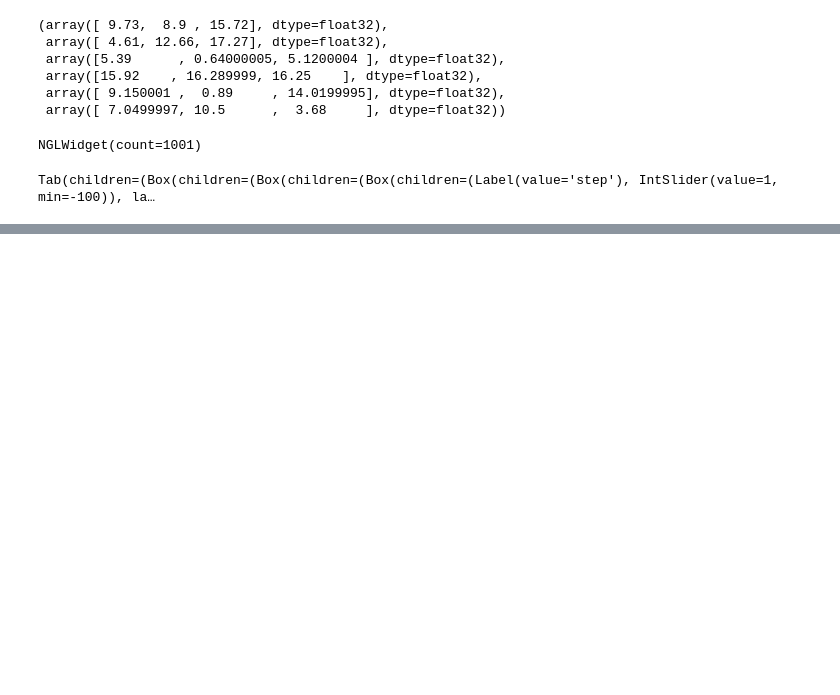
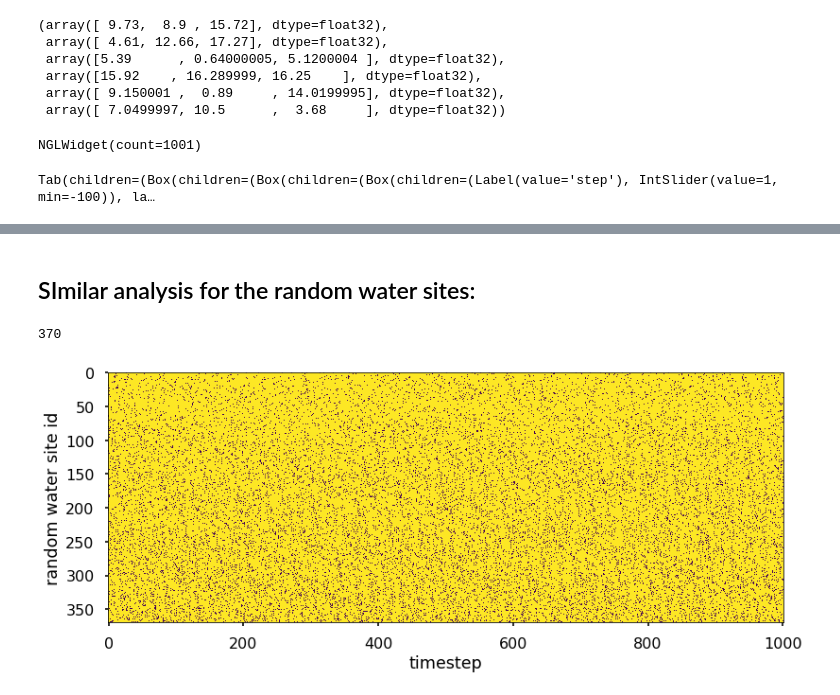
Before and after one commit to klyshko/EFX-project, a Jupyter notebook: crystal_water.ipynb, the cells around one changed output, grey strips where cells are left out. Cells and saved outputs as stored; diff of their text form; code cells hidden in the pictures; blank space fills up the shorter version.

```diff
--- a/crystal_water.ipynb
+++ b/crystal_water.ipynb
@@ -201,0 +232,32 @@ plt.show()
+# %% [markdown]
+## SImilar analysis for the random water sites:
+# %%
+sample_oxygens = np.random.choice(oxygens.atoms.indices, size=370)
+# %%
+random_waters_selection = u_berendsen.select_atoms('resname HUI')
+for index in sample_oxygens:
+    random_waters_selection += u_berendsen.atoms[index]
+print(random_waters_selection.n_atoms)
+# %% [output]
+370
+# %%
+u_berendsen.trajectory[0]
+fixed_random_coords = random_waters_selection.positions.copy()
+# %%
+u_berendsen = md.Universe('../Rama-Crystal-1/NPT/simfiles/solvate_genion.gro','../Rama-Crystal-1/NPT/BerendsenRun/traj.xtc')
+occupancy = np.zeros((1001, 370))
+#result = np.empty((370, 1159))
+oxygens = u_berendsen.select_atoms('resname SOL and name OW')
+counter = 0
+for ts in u_berendsen.trajectory:
+    box = ts.dimensions
+    d = distance_array(fixed_random_coords.reshape((-1, 3)), oxygens.positions, box=box, result=None, backend='OpenMP')
+    mindist = np.min(d, axis=1)
+    occupancy[counter] = mindist
+    counter += 1
+plt.imshow(occupancy.reshape((370,-1)) < cutoff)
+plt.xlabel('timestep')
+plt.ylabel('random water site id')
+plt.show()
+# %% [output]
+[figure, added]
```
Also changed, not shown: parts of 22 cells of this notebook.
